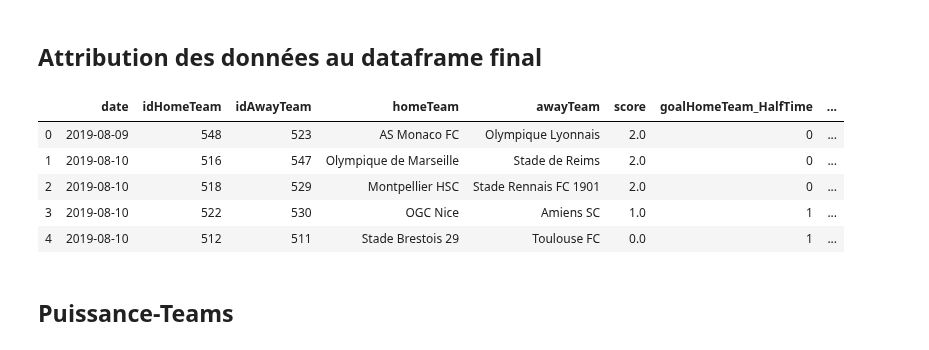
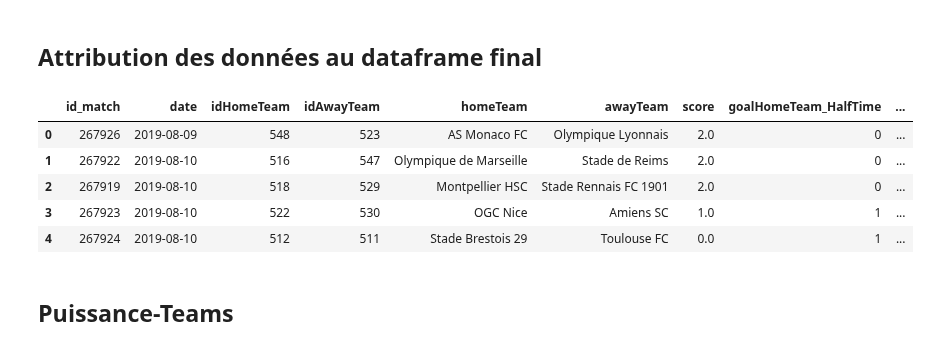
Before and after one commit to Amuthu98/projetannuel4IABD2, a Jupyter notebook: ETAPE_3/Scripts_Recup_Data/Data_API.ipynb, the cells around one changed output. Cells and saved outputs as stored; diff of their text form; code cells hidden in the pictures.

```diff
--- a/ETAPE_3/Scripts_Recup_Data/Data_API.ipynb
+++ b/ETAPE_3/Scripts_Recup_Data/Data_API.ipynb
@@ -27,7 +27,7 @@ df_eng=pd.DataFrame(matchs_eng['matches'])
 df_esp=pd.DataFrame(matchs_esp['matches'])
 df_ita=pd.DataFrame(matchs_ita['matches'])
 
-columns=['utcDate','status','score','homeTeam','awayTeam']
+columns=['id','utcDate','status','score','homeTeam','awayTeam']
 
 fr_names=df_fr[columns]
 cl_names=df_cl[columns]
@@ -35,7 +35,7 @@ eng_names=df_eng[columns]
 esp_names=df_esp[columns]
 ita_names=df_ita[columns]
 
-df_matchs=pd.DataFrame(columns=['utcDate','status','score','homeTeam','awayTeam'])
+df_matchs=pd.DataFrame(columns=['id','utcDate','status','score','homeTeam','awayTeam'])
 df_matchs=df_matchs.append(fr_names,ignore_index=True)
 df_matchs=df_matchs.append(eng_names,ignore_index=True)
 df_matchs=df_matchs.append(esp_names,ignore_index=True)
@@ -288,26 +288,27 @@ def defaites_consecutives(x,df):
 ## Attribution des données au dataframe final
 # %%
 df_final=pd.DataFrame()
+df_final['id_match']=df_finished['id']
 df_final['date']=df_finished['utcDate'].apply(lambda x: recupDate(x))
 df_final['idHomeTeam']=df_finished['homeTeam'].apply(lambda x: recupId(x))
 df_final['idAwayTeam']=df_finished['awayTeam'].apply(lambda x: recupId(x))
 df_final['homeTeam']=df_finished['homeTeam'].apply(lambda x: recupTeam(x))
 df_final['awayTeam']=df_finished['awayTeam'].apply(lambda x: recupTeam(x))
 df_final['score']=df_finished['score'].apply(lambda x: winner(x))
 df_final['goalHomeTeam_HalfTime'], df_final['goalAwayTeam_HalfTime']=zip(*df_finished['score']
                                                                        .apply(lambda x: goal_time(x,1)))
 df_final['goalHomeTeam_FullTime'], df_final['goalAwayTeam_FullTime']=zip(*df_finished['score']
                                                                        .apply(lambda x: goal_time(x,2)))
 df_final['win_cons_home'], df_final['win_cons_away']=zip(*df_final.apply(lambda x: victoire_consecutives(x,df_final),axis=1))
 df_final['lose_cons_home'], df_final['lose_cons_away']=zip(*df_final.apply(lambda x: defaites_consecutives(x,df_final),axis=1))
 df_final.head()
 # %% [output]
-|  | date | idHomeTeam | idAwayTeam | homeTeam | awayTeam | score | goalHomeTeam_HalfTime | ... |
-| 0 | 2019-08-09 | 548 | 523 | AS Monaco FC | Olympique Lyonnais | 2.0 | 0 | ... |
-| 1 | 2019-08-10 | 516 | 547 | Olympique de Marseille | Stade de Reims | 2.0 | 0 | ... |
-| 2 | 2019-08-10 | 518 | 529 | Montpellier HSC | Stade Rennais FC 1901 | 2.0 | 0 | ... |
-| 3 | 2019-08-10 | 522 | 530 | OGC Nice | Amiens SC | 1.0 | 1 | ... |
-| 4 | 2019-08-10 | 512 | 511 | Stade Brestois 29 | Toulouse FC | 0.0 | 1 | ... |
+|  | id_match | date | idHomeTeam | idAwayTeam | homeTeam | awayTeam | score | goalHomeTeam_HalfTime | ... |
+| 0 | 267926 | 2019-08-09 | 548 | 523 | AS Monaco FC | Olympique Lyonnais | 2.0 | 0 | ... |
+| 1 | 267922 | 2019-08-10 | 516 | 547 | Olympique de Marseille | Stade de Reims | 2.0 | 0 | ... |
+| 2 | 267919 | 2019-08-10 | 518 | 529 | Montpellier HSC | Stade Rennais FC 1901 | 2.0 | 0 | ... |
+| 3 | 267923 | 2019-08-10 | 522 | 530 | OGC Nice | Amiens SC | 1.0 | 1 | ... |
+| 4 | 267924 | 2019-08-10 | 512 | 511 | Stade Brestois 29 | Toulouse FC | 0.0 | 1 | ... |
 # %% [markdown]
 ## Puissance-Teams
 # %%
```
Also changed, not shown: parts of 4 cells of this notebook.
